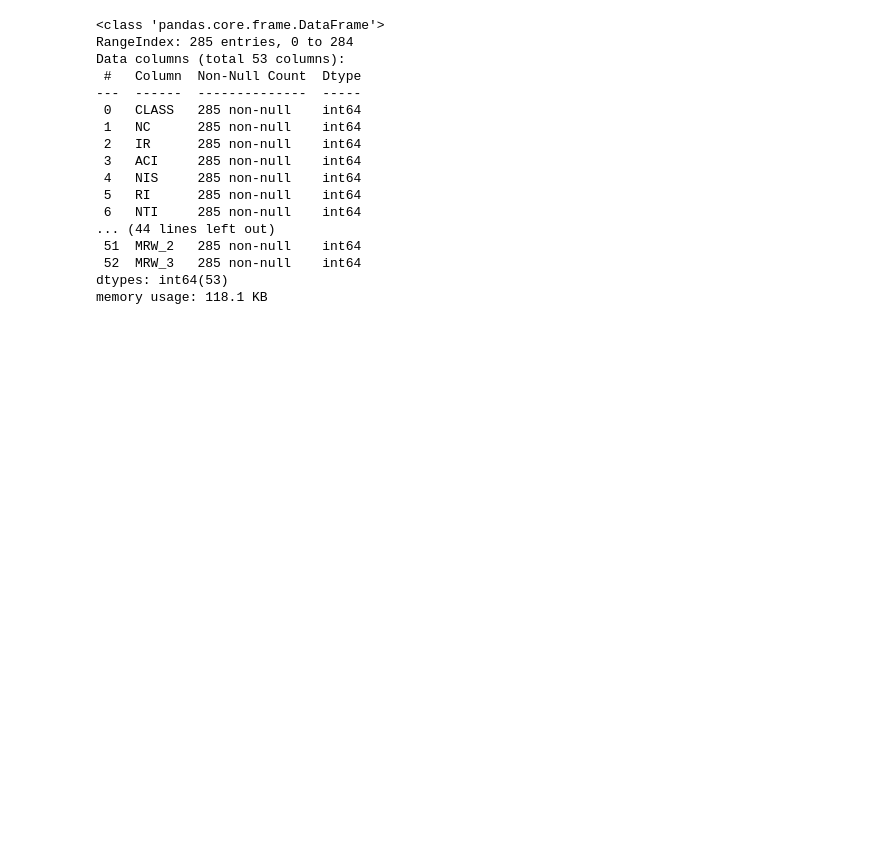
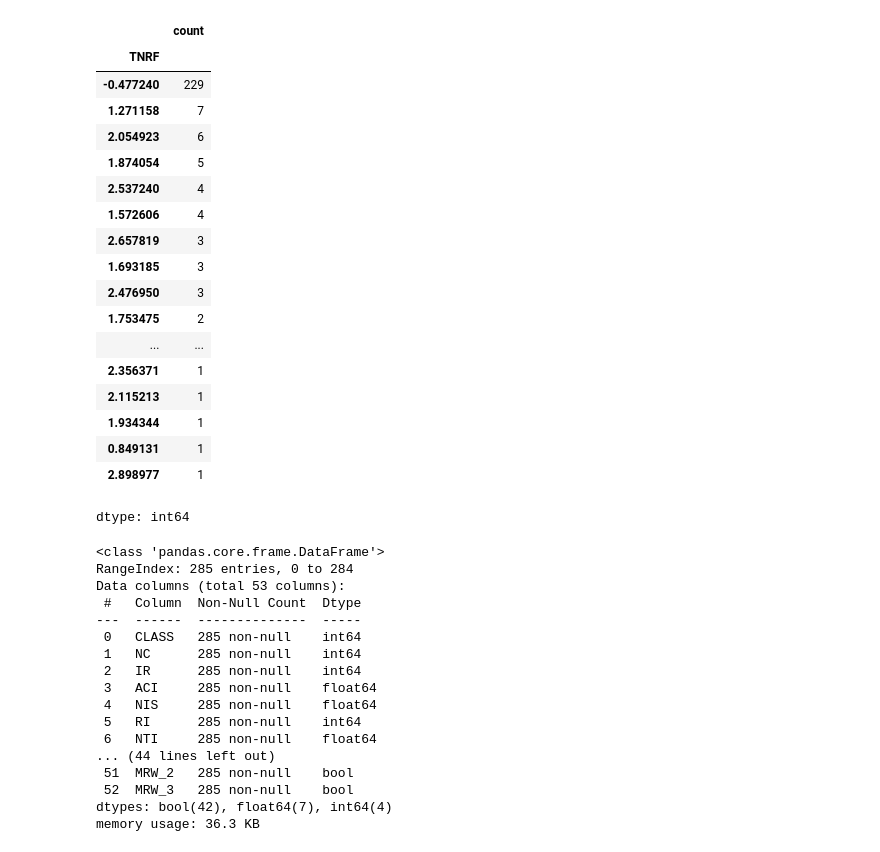
Before and after one commit to 2256haradityam/Projects, a Jupyter notebook: CARPRICEPREDICTION.ipynb, the cells around one changed output. Cells and saved outputs as stored; diff of their text form; code cells hidden in the pictures; blank space fills up the shorter version.

```diff
--- a/CARPRICEPREDICTION.ipynb
+++ b/CARPRICEPREDICTION.ipynb
@@ -21,6 +39,9 @@ df.head()
 # %%
-columns_to_encode = [ 'SOT',  'INV', 'DM','RNI','CSR','MII','NCM','MRW']
+columns_to_encode = ['SOT', 'INV', 'DM', 'RNI', 'CSR', 'MII', 'NCM', 'MRW']
 
-# Perform One-Hot Encoding and drop the original columns
+# Perform One-Hot Encoding on selected columns
 df_encoded = pd.get_dummies(df, columns=columns_to_encode)
-df_encoded = df_encoded.astype(int)
+
+# Convert only the columns created from `columns_to_encode` to int
+encoded_columns = df_encoded.columns[df_encoded.columns.str.contains('_'.join(columns_to_encode))]
+df_encoded[encoded_columns] = df_encoded[encoded_columns].astype(int)
@@ -37,3 +48,25 @@ df_encoded.head()
+# %%
+df_encoded['TNRF'].value_counts()
+# %% [output]
+|  | count |
+| TNRF |  |
+| -0.477240 | 229 |
+| 1.271158 | 7 |
+| 2.054923 | 6 |
+| 1.874054 | 5 |
+| 2.537240 | 4 |
+| 1.572606 | 4 |
+| 2.657819 | 3 |
+| 1.693185 | 3 |
+| 2.476950 | 3 |
+| 1.753475 | 2 |
+| ... | ... |
+| 2.356371 | 1 |
+| 2.115213 | 1 |
+| 1.934344 | 1 |
+| 0.849131 | 1 |
+| 2.898977 | 1 |
+dtype: int64
 # %%
 df_encoded.info()
 # %% [output]
@@ -45,12 +78,12 @@ Data columns (total 53 columns):
  0   CLASS   285 non-null    int64
  1   NC      285 non-null    int64
  2   IR      285 non-null    int64
- 3   ACI     285 non-null    int64
- 4   NIS     285 non-null    int64
+ 3   ACI     285 non-null    float64
+ 4   NIS     285 non-null    float64
  5   RI      285 non-null    int64
- 6   NTI     285 non-null    int64
+ 6   NTI     285 non-null    float64
 ... (44 lines left out)
- 51  MRW_2   285 non-null    int64
- 52  MRW_3   285 non-null    int64
-dtypes: int64(53)
-memory usage: 118.1 KB
+ 51  MRW_2   285 non-null    bool
+ 52  MRW_3   285 non-null    bool
+dtypes: bool(42), float64(7), int64(4)
+memory usage: 36.3 KB
```
Also changed, not shown: parts of 10 cells of this notebook.
